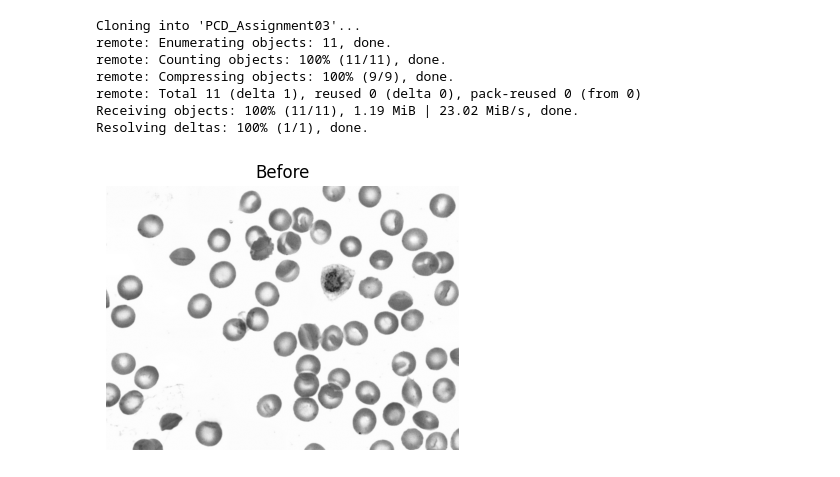
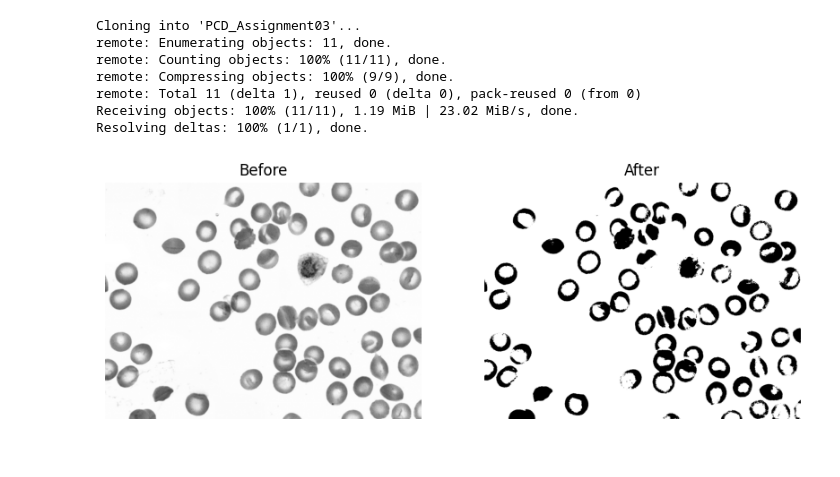
Before and after one commit to Plumz17/PCD_Assignment03, a Jupyter notebook: PCD_Assignment03.ipynb, the cells around one changed output. Drawn from its saved outputs; the diff is of its cells as text; code cells hidden in the pictures.

Commit message:
Implemented VERY simple thresholding

```diff
--- a/PCD_Assignment03.ipynb
+++ b/PCD_Assignment03.ipynb
@@ -38,15 +38,25 @@ def show(before, after=None, title1="Before", title2="After"): # Helper function
   plt.title(title1)
   plt.axis("off")
 
-  if after != None:
-    # Show processed
-    plt.subplot(1,2,2)
-    plt.imshow(after, cmap='gray', vmin=0, vmax=255)
-    plt.title(title2)
-    plt.axis("off")
+  # Show processed
+  plt.subplot(1,2,2)
+  plt.imshow(after, cmap='gray', vmin=0, vmax=255)
+  plt.title(title2)
+  plt.axis("off")
 
   plt.show()
-
-show(img)
-# %% [output]
-[figure, removed]
+# %%
+def segment(image, threshold = 128):
+  segmented_image = np.zeros(image.shape)
+  row, col = image.shape
+
+  for r in range(row):
+    for c in range(col):
+      if image[r,c] > threshold:
+        segmented_image[r,c] = 255
+
+  return segmented_image
+
+show(img, segment(img, 150))
+# %% [output]
+[figure, added]
```
